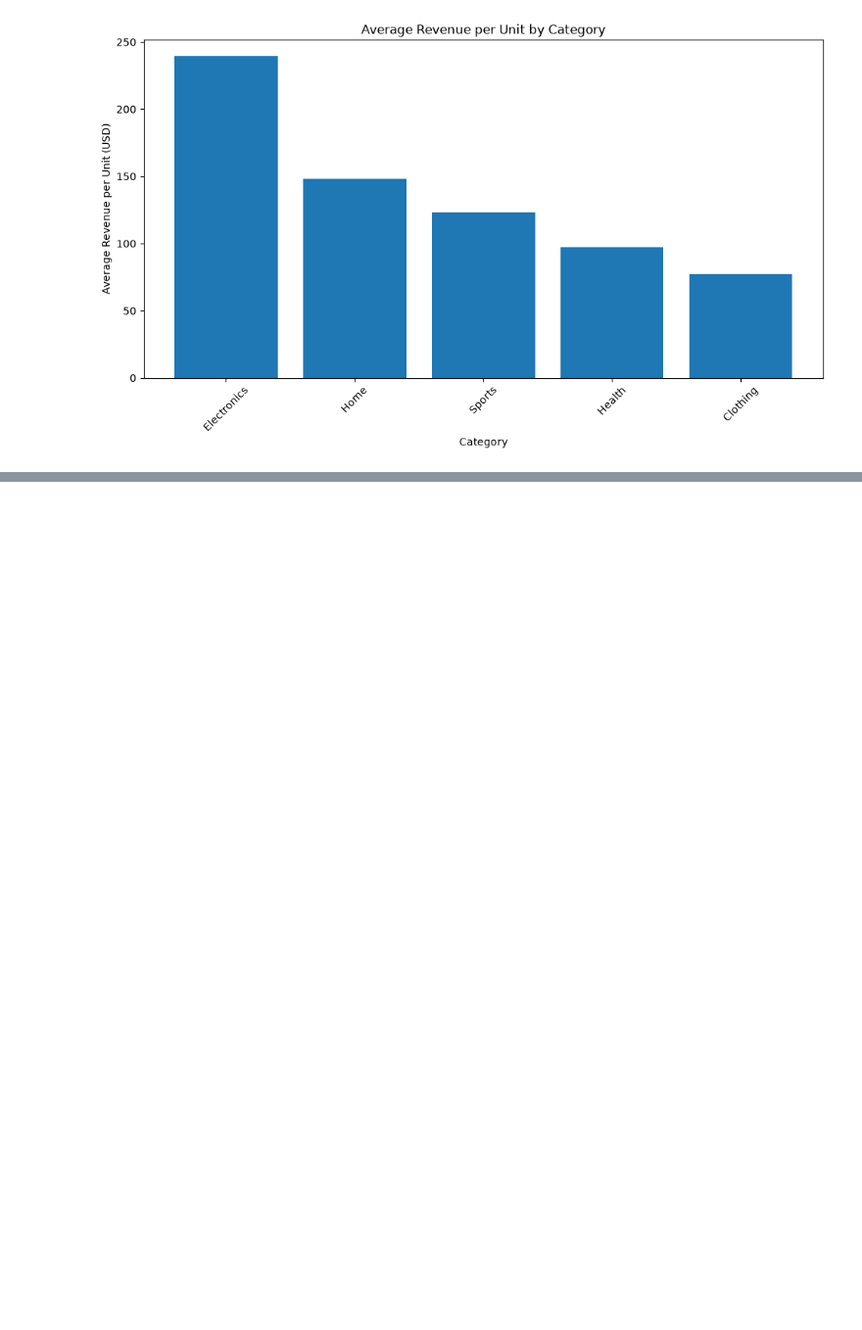
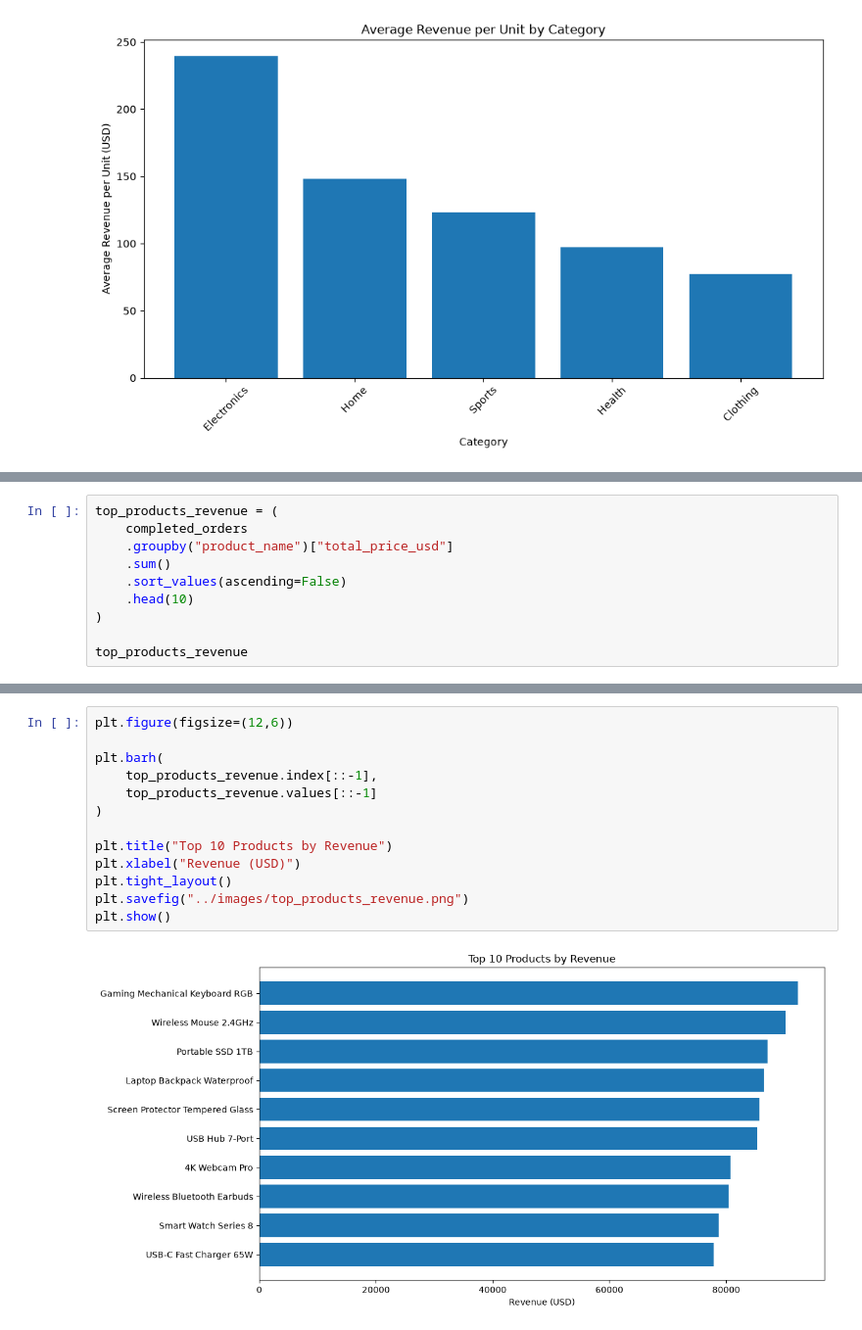
Before and after one commit to Suman-byte8/global-e-commerce-dataset-1M-records-2024-2026-analysis, a Jupyter notebook: notebooks/02_Exploratory_Data_Analysis.ipynb, the cells around one changed output, grey strips where cells are left out. Shown at 98% size. Cells and saved outputs as stored; diff of their text form; blank space fills up the shorter version.

Commit message:
feat: add product performance analysis with revenue, profit, and sales insights

```diff
--- a/notebooks/02_Exploratory_Data_Analysis.ipynb
+++ b/notebooks/02_Exploratory_Data_Analysis.ipynb
@@ -600,0 +609,10 @@ plt.show()
+# %%
+top_products_revenue = (
+    completed_orders
+    .groupby("product_name")["total_price_usd"]
+    .sum()
+    .sort_values(ascending=False)
+    .head(10)
+)
+
+top_products_revenue
@@ -600,0 +632,15 @@ plt.show()
+# %%
+plt.figure(figsize=(12,6))
+
+plt.barh(
+    top_products_revenue.index[::-1],
+    top_products_revenue.values[::-1]
+)
+
+plt.title("Top 10 Products by Revenue")
+plt.xlabel("Revenue (USD)")
+plt.tight_layout()
+plt.savefig("../images/top_products_revenue.png")
+plt.show()
+# %% [output]
+[figure, added]
```
Also changed, not shown: parts of 17 cells of this notebook, 5 other files.
